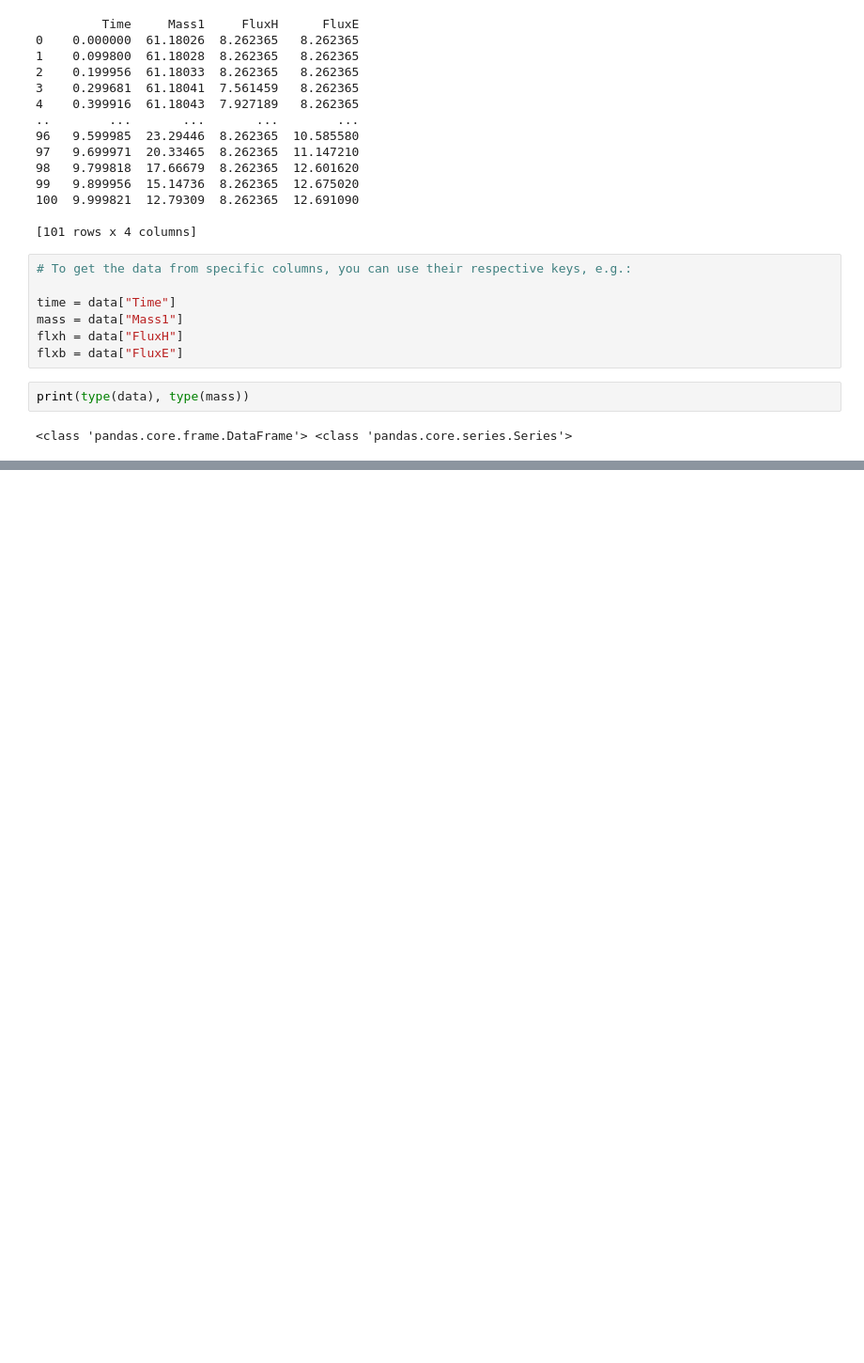
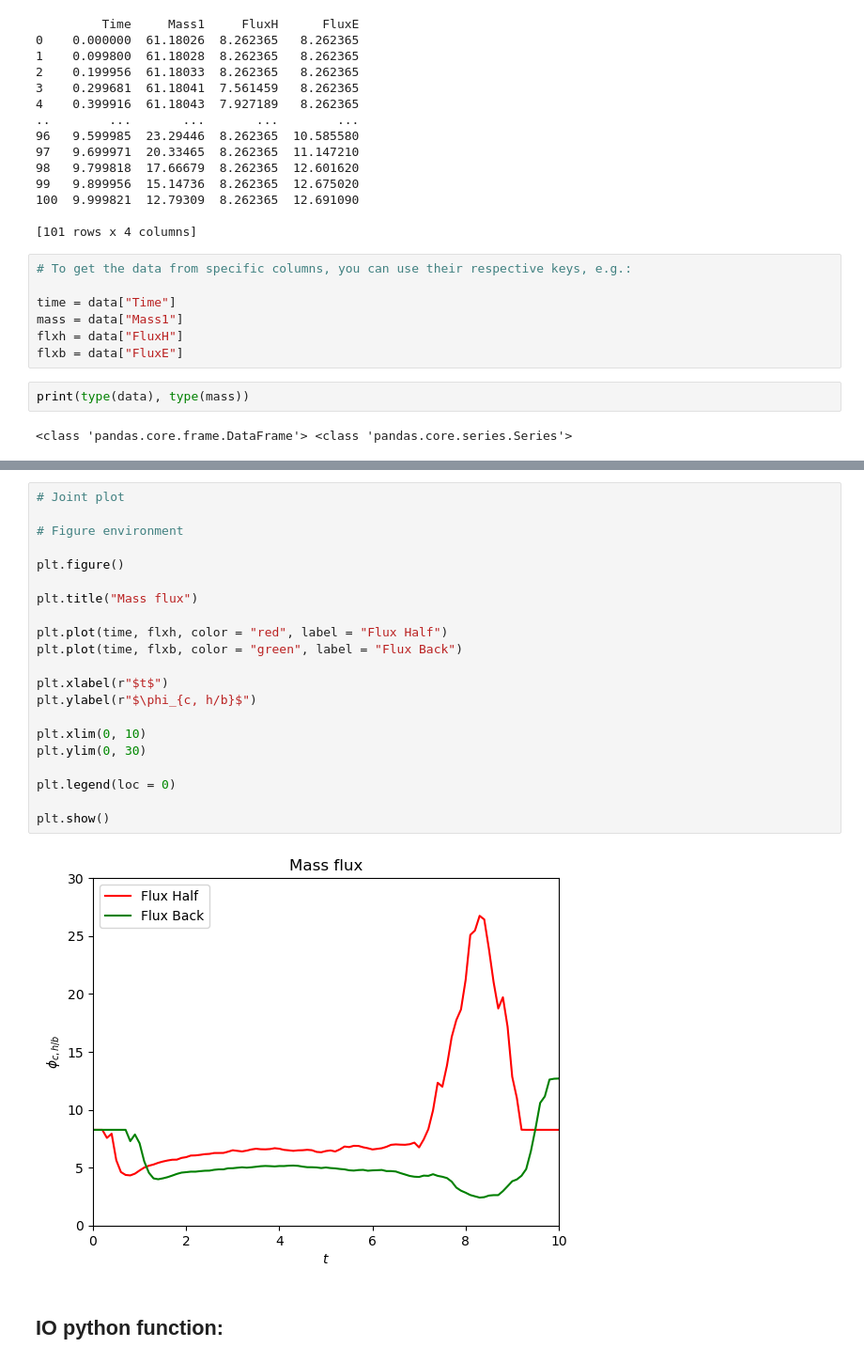
Before and after one commit to wbandabarragan/computational-physics-1, a Jupyter notebook: unit-1/problem-103.ipynb, the cells around one changed output, grey strips where cells are left out. Shown at 94% size. Cells and saved outputs as stored; diff of their text form; blank space fills up the shorter version.

```diff
--- a/unit-1/problem-103.ipynb
+++ b/unit-1/problem-103.ipynb
@@ -38,0 +110,25 @@ print(type(data), type(mass))
+# %%
+# Joint plot
+
+# Figure environment
+
+plt.figure()
+
+plt.title("Mass flux")
+
+plt.plot(time, flxh, color = "red", label = "Flux Half")
+plt.plot(time, flxb, color = "green", label = "Flux Back")
+
+plt.xlabel(r"$t$")
+plt.ylabel(r"$\phi_{c, h/b}$")
+
+plt.xlim(0, 10)
+plt.ylim(0, 30)
+
+plt.legend(loc = 0)
+
+plt.show()
+# %% [output]
+[figure, added]
+# %% [markdown]
+## IO python function:
```
Also changed, not shown: parts of 19 cells of this notebook, 2 other files.
